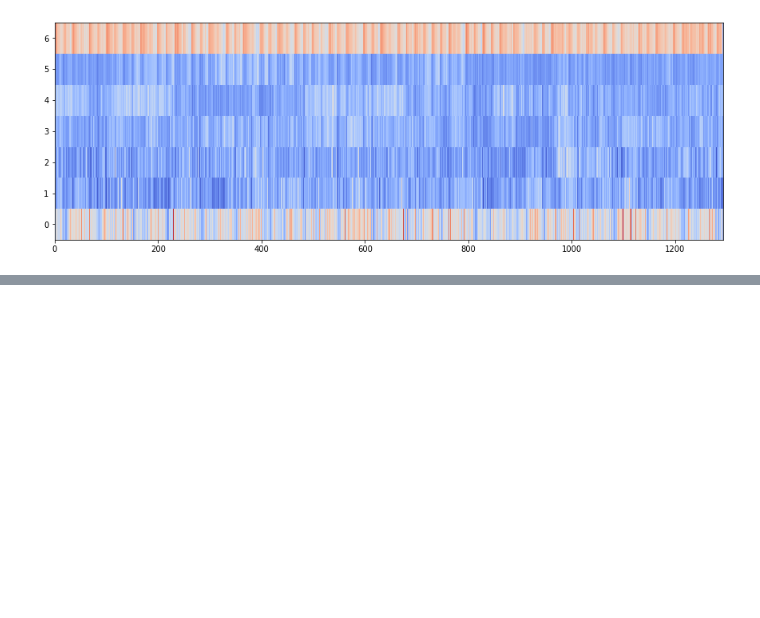
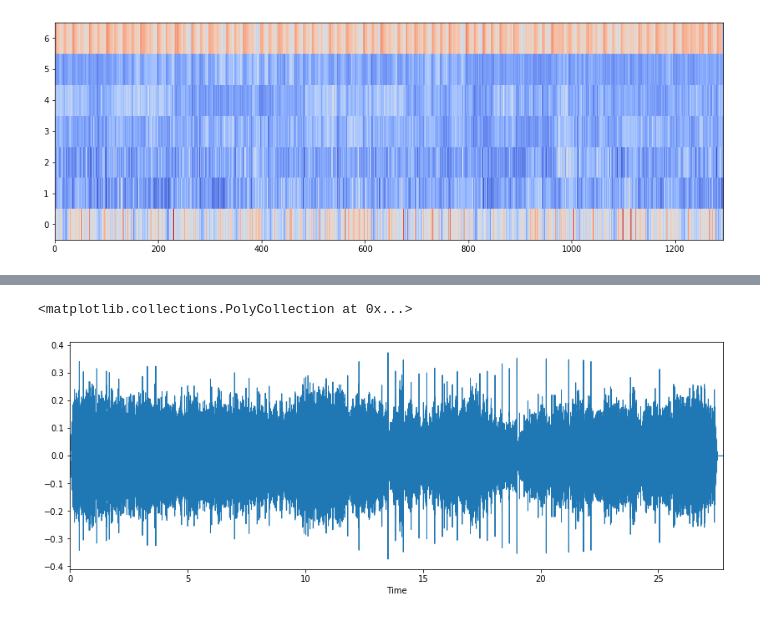
Before and after one commit to maxsanchezdp/final_project_data, a Jupyter notebook: features_test.ipynb, the cells around one changed output, grey strips where cells are left out. Drawn from its saved outputs; the diff is of its cells as text; code cells hidden in the pictures; blank space fills up the shorter version.

```diff
--- a/features_test.ipynb
+++ b/features_test.ipynb
@@ -187,3 +187,7 @@ plt.imshow(spectral_contrast, aspect='auto', origin='lower', cmap='coolwarm')
 # %% [output]
 <matplotlib.image.AxesImage at 0x...>
 [figure]
+# %%
+prueba='SampleAudio_0.4mb.mp3'
+# %%
+x , sr = librosa.load(prueba)
@@ -189,0 +198,6 @@ plt.imshow(spectral_contrast, aspect='auto', origin='lower', cmap='coolwarm')
+# %%
+plt.figure(figsize=(14, 5))
+librosa.display.waveplot(x, sr=sr)
+# %% [output]
+<matplotlib.collections.PolyCollection at 0x...>
+[figure, added]
```
Also changed, not shown: parts of 2 cells of this notebook, 3 other files.
